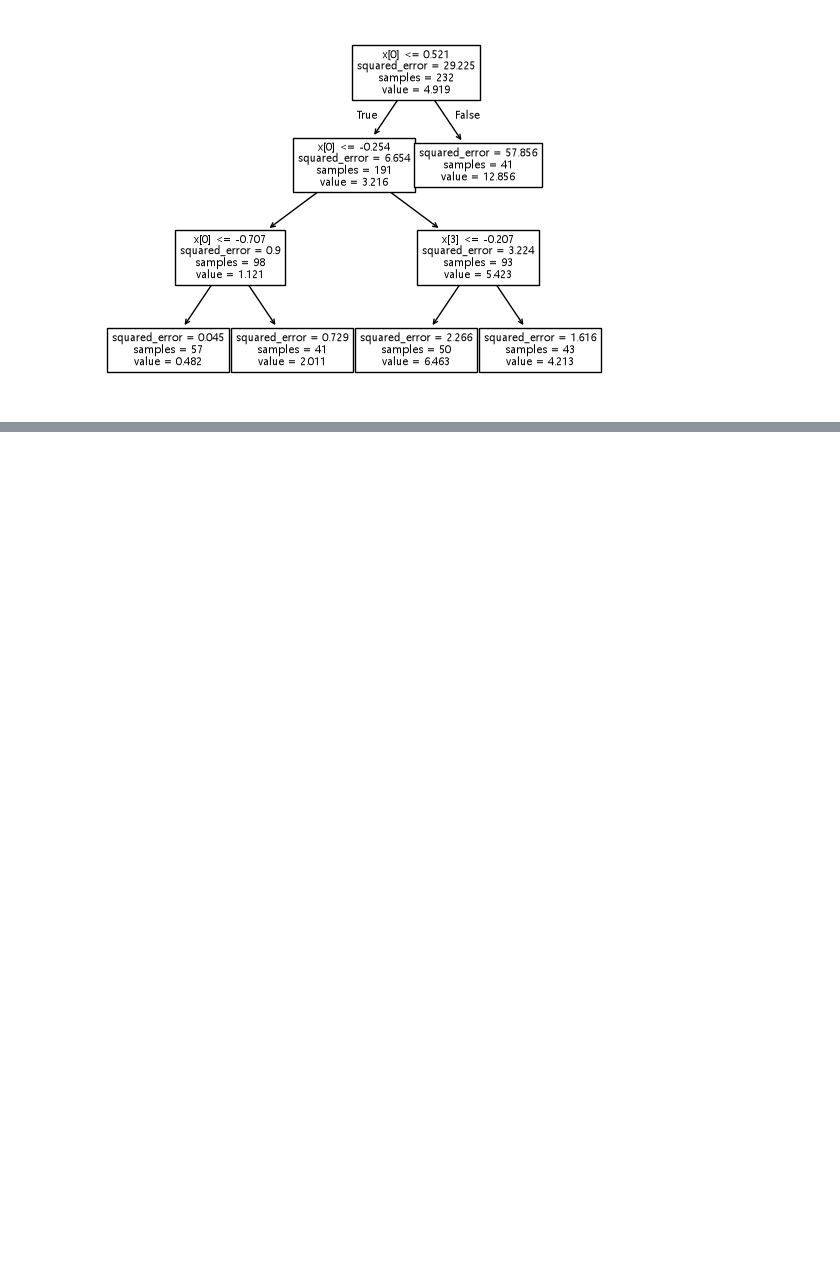
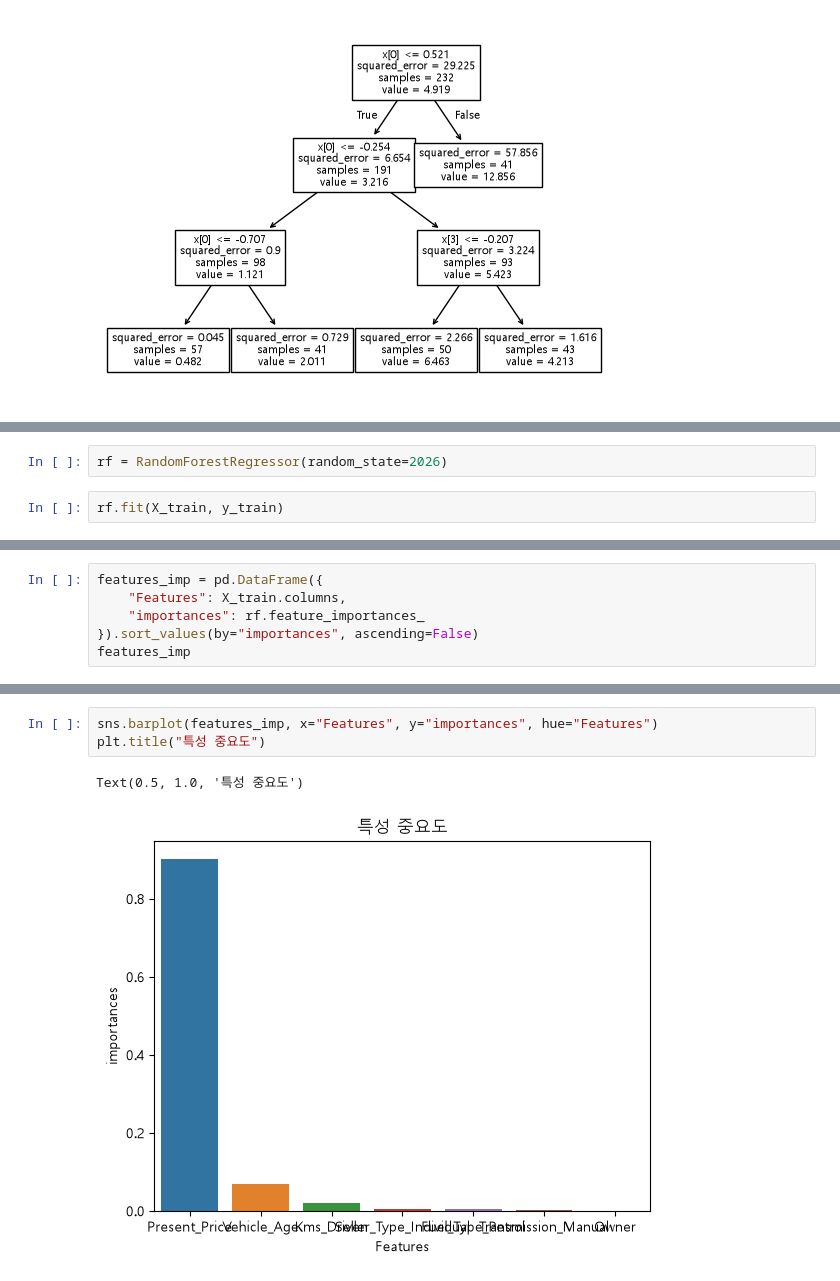
Before and after one commit to shoh03/kdt-ml, a Jupyter notebook: 8. Decision Tree, RandomForest.ipynb, the cells around one changed output, grey strips where cells are left out. Saved outputs shown, nothing was run; the diff lists cells and outputs as text; blank space fills up the shorter version.

```diff
--- a/8. Decision Tree, RandomForest.ipynb
+++ b/8. Decision Tree, RandomForest.ipynb
@@ -557,0 +566,4 @@ plt.show()
+# %%
+rf = RandomForestRegressor(random_state=2026)
+# %%
+rf.fit(X_train, y_train)
@@ -557,0 +599,6 @@ plt.show()
+# %%
+features_imp = pd.DataFrame({
+    "Features": X_train.columns,
+    "importances": rf.feature_importances_
+}).sort_values(by="importances", ascending=False)
+features_imp
@@ -557,0 +614,6 @@ plt.show()
+# %%
+sns.barplot(features_imp, x="Features", y="importances", hue="Features")
+plt.title("특성 중요도")
+# %% [output]
+Text(0.5, 1.0, '특성 중요도')
+[figure, added]
```
Also changed, not shown: parts of 10 cells of this notebook, 1 other file.
